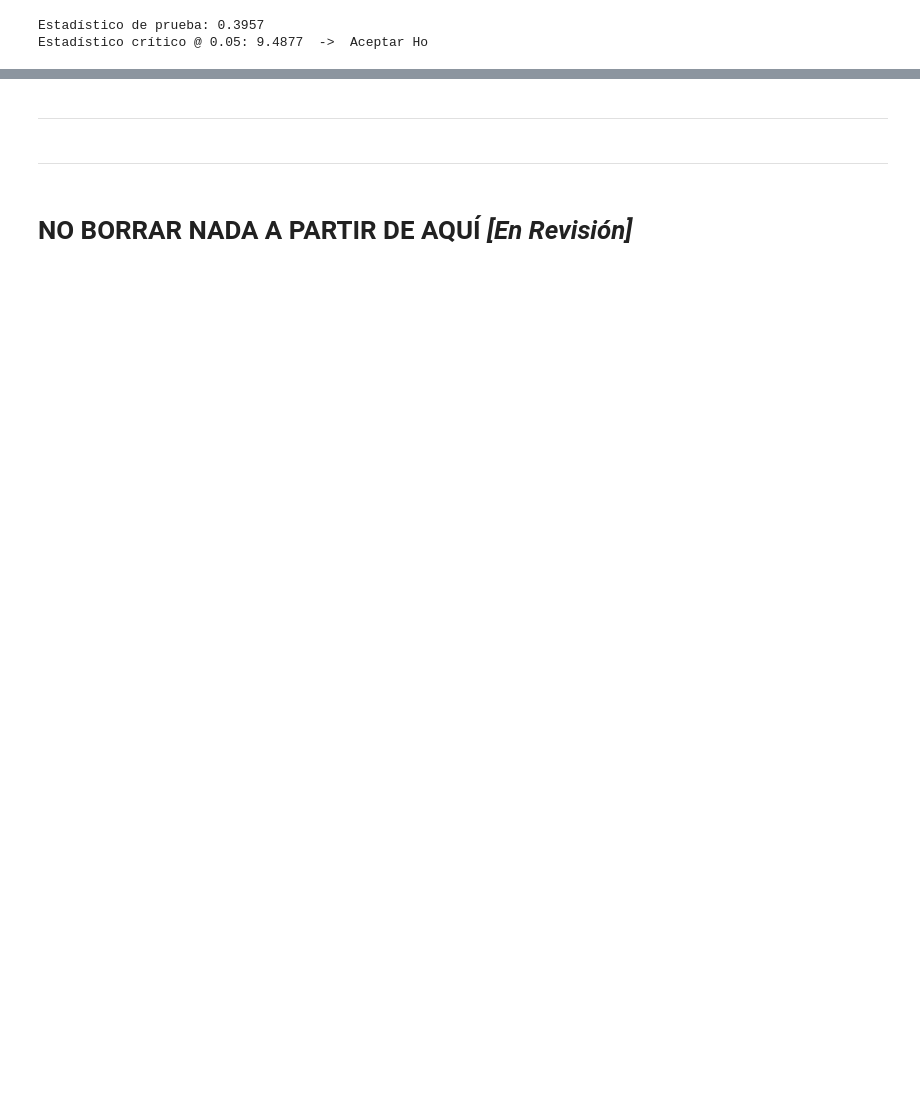
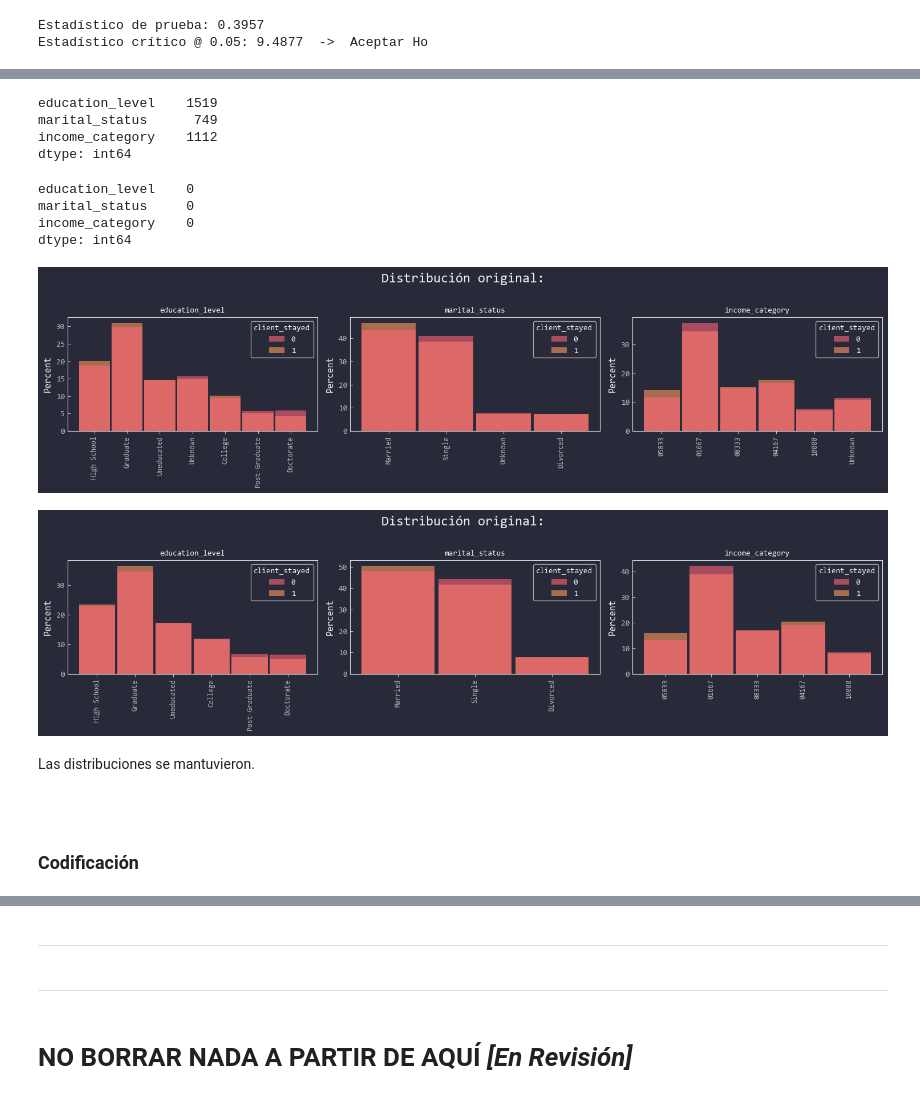
Before and after one commit to Toutl/Data-Processing-Laboratory, a Jupyter notebook: Examenes/III/Examen03.ipynb, the cells around one changed output, grey strips where cells are left out. Drawn from its saved outputs; the diff is of its cells as text; code cells hidden in the pictures; blank space fills up the shorter version.

Commit message:
Completados: imputación, codificación y transformación.

```diff
--- a/Examenes/III/Examen03.ipynb
+++ b/Examenes/III/Examen03.ipynb
@@ -407,6 +402,0 @@ dfp = df.copy()
-# %%
-dict_gender = {'F': 1, 'M': 0}
-if "gender" in dfp:
-    dfp["gender"] = dfp["gender"].map(dict_gender)
-    dfp = dfp.rename(columns={"gender": "is_female"})
-display(dfp.head())
@@ -478,0 +468,43 @@ Por lo tanto, se puede concluir que las proporciones de clientes retenidos son e
+# %%
+for var in var_unknowns:
+    dfp[var] = dfp[var].apply(lambda x: np.nan if x == "Unknown" else x)
+
+dfp.isna().sum()[4:7]
+# %% [output]
+education_level    1519
+marital_status      749
+income_category    1112
+dtype: int64
+# %%
+imputer = RandomSampleImputer(variables=var_unknowns)
+dfp = imputer.fit_transform(dfp)
+dfp.isna().sum()[4:7]
+# %% [output]
+education_level    0
+marital_status     0
+income_category    0
+dtype: int64
+# %%
+for data in (df, dfp):
+    fig, axes = plt.subplots(1, 3, figsize=(15, 4))
+
+    for ax, column in zip(axes.flat, var_unknowns):
+        sns.histplot(data=data, x=column, hue='client_stayed', ax=ax, # multiple='dodge',
+                     alpha=0.6, edgecolor='none', shrink=0.95,
+                     stat='percent', common_norm=False)
+        ax.tick_params(axis='x', labelrotation=90, labelsize=9)
+        ax.set_title(column, fontsize=10)
+        ax.set_xlabel('')
+
+    fig.suptitle(f"{"Distribución original:" if "gender" in data else "Distribución imputada:"}", fontsize=17)
+    plt.tight_layout(rect=[0, 0, 1, 0.96])
+    plt.show();
+# %% [output]
+[figure, added]
+[figure, added]
+# %% [markdown]
+Las distribuciones se mantuvieron.
+
+<br>
+# %% [markdown]
+### Codificación
```
Also changed, not shown: parts of 43 cells of this notebook.
